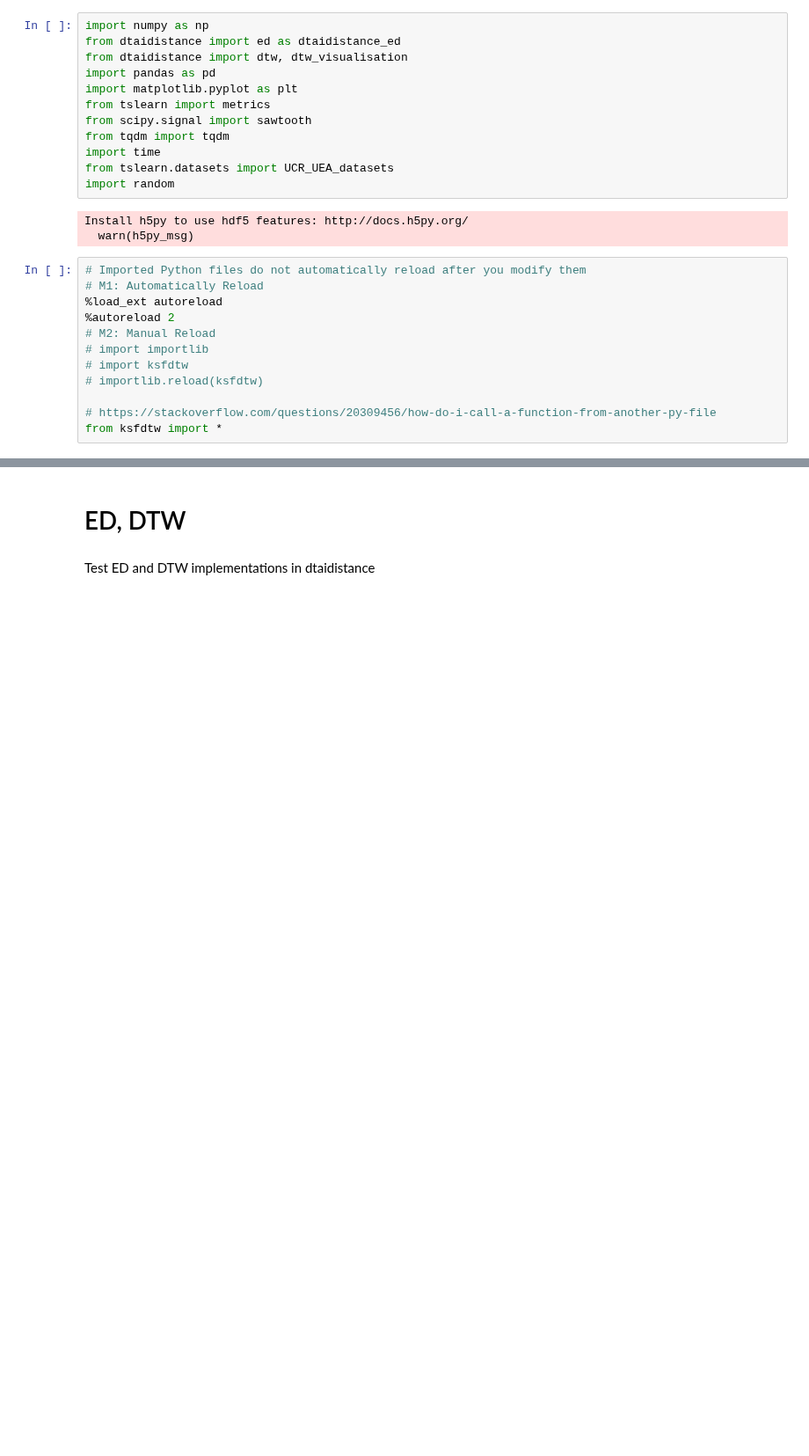
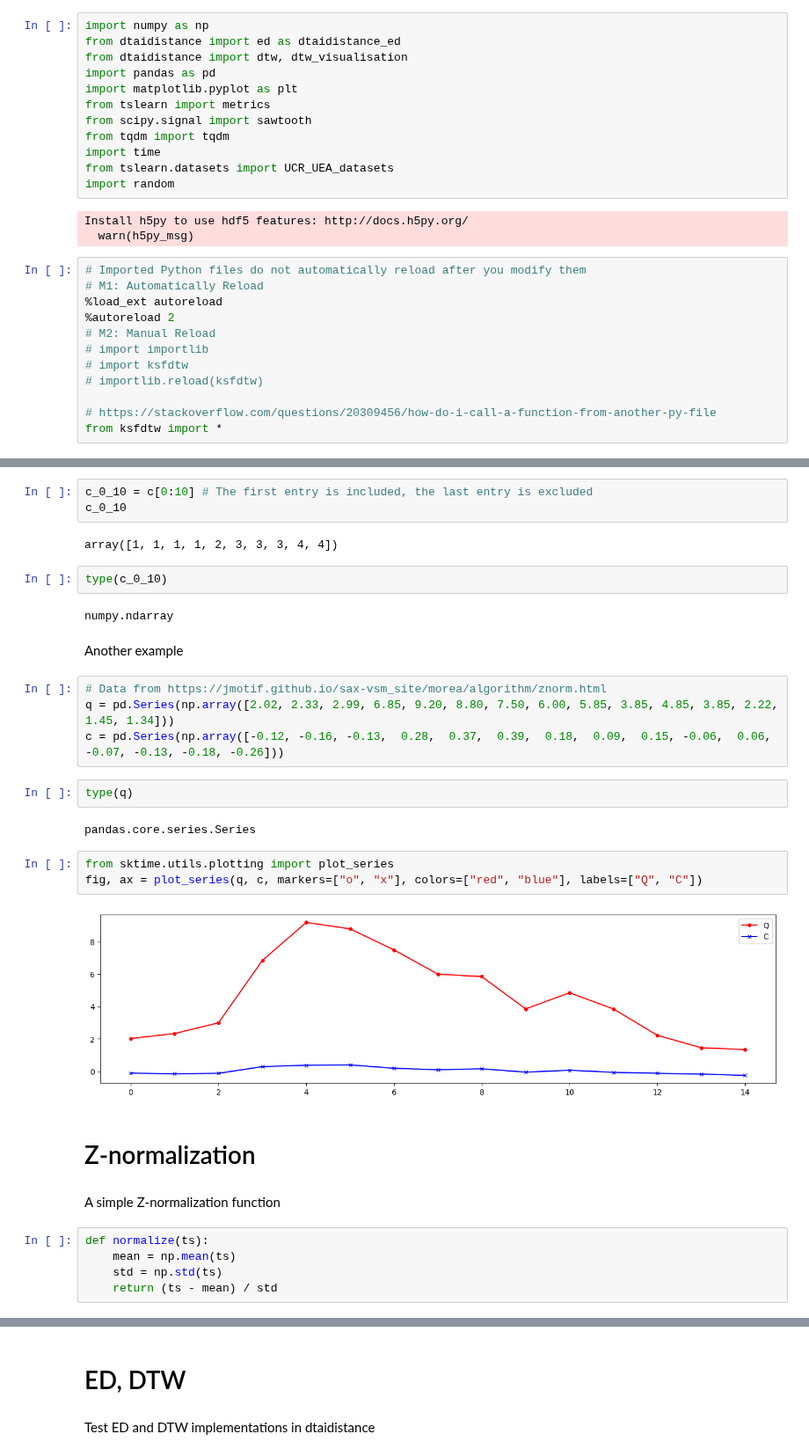
Before and after one commit to cyuab/k-scaling-factor-dtw, a Jupyter notebook: code/main.ipynb, the cells around one changed output, grey strips where cells are left out. Shown at 88% size. Cells and saved outputs as stored; diff of their text form; blank space fills up the shorter version.

```diff
--- a/code/main.ipynb
+++ b/code/main.ipynb
@@ -37,0 +52,33 @@ from ksfdtw import *
+# %%
+c_0_10 = c[0:10] # The first entry is included, the last entry is excluded
+c_0_10
+# %% [output]
+array([1, 1, 1, 1, 2, 3, 3, 3, 4, 4])
+# %%
+type(c_0_10)
+# %% [output]
+numpy.ndarray
+# %% [markdown]
+Another example
+# %%
+# Data from https://jmotif.github.io/sax-vsm_site/morea/algorithm/znorm.html
+q = pd.Series(np.array([2.02, 2.33, 2.99, 6.85, 9.20, 8.80, 7.50, 6.00, 5.85, 3.85, 4.85, 3.85, 2.22, 1.45, 1.34]))
+c = pd.Series(np.array([-0.12, -0.16, -0.13,  0.28,  0.37,  0.39,  0.18,  0.09,  0.15, -0.06,  0.06, -0.07, -0.13, -0.18, -0.26]))
+# %%
+type(q)
+# %% [output]
+pandas.core.series.Series
+# %%
+from sktime.utils.plotting import plot_series
+fig, ax = plot_series(q, c, markers=["o", "x"], colors=["red", "blue"], labels=["Q", "C"])
+# %% [output]
+[figure, added]
+# %% [markdown]
+#  Z-normalization
+# %% [markdown]
+A simple Z-normalization function
+# %%
+def normalize(ts):
+    mean = np.mean(ts)
+    std = np.std(ts)
+    return (ts - mean) / std
```
Also changed, not shown: parts of 47 cells of this notebook, 8 other files.
